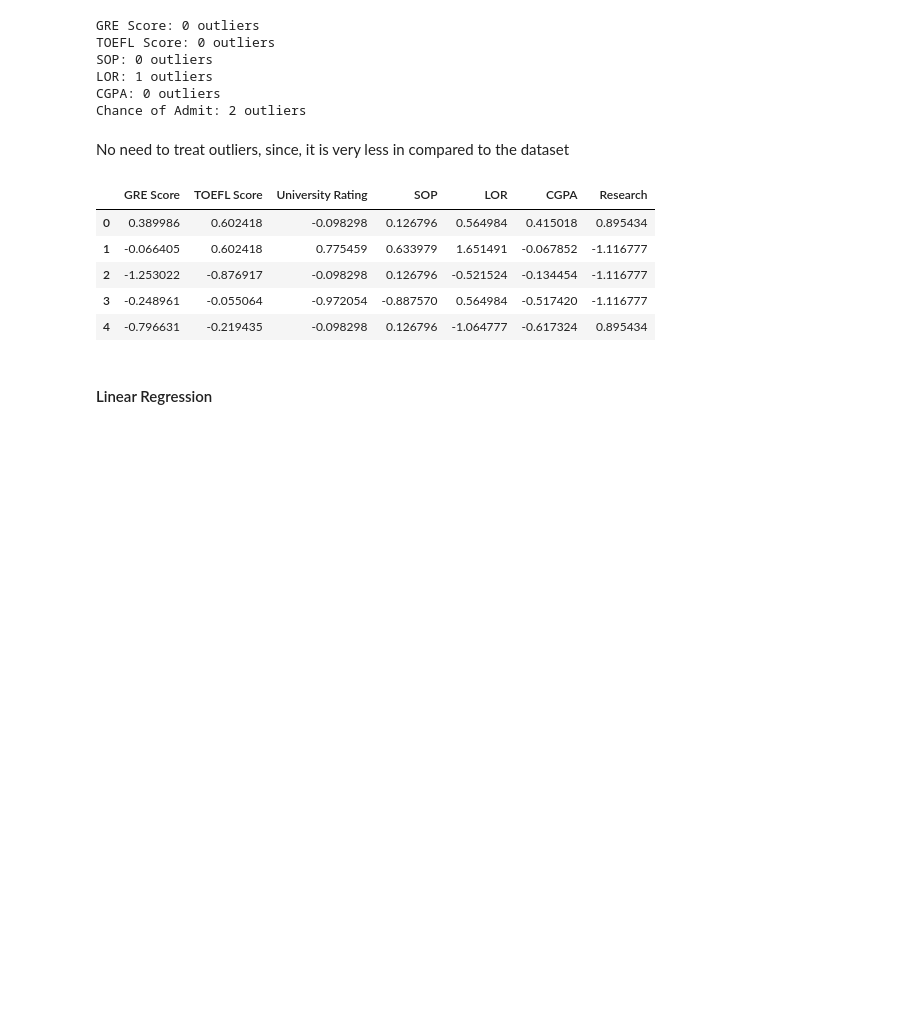
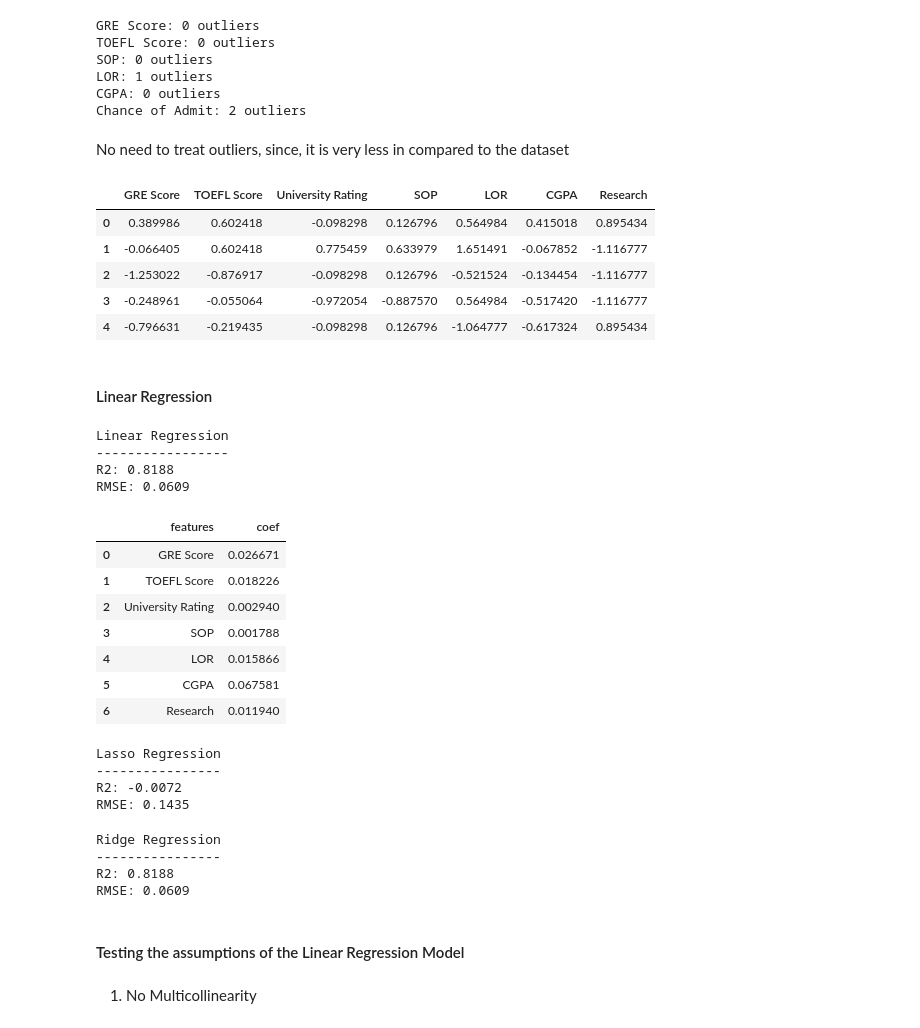
Before and after one commit to prathameshk1995/jamboree-prediction, a Jupyter notebook: notebook.ipynb, the cells around one changed output. Cells and saved outputs as stored; diff of their text form; code cells hidden in the pictures; blank space fills up the shorter version.

```diff
--- a/notebook.ipynb
+++ b/notebook.ipynb
@@ -324,7 +324,8 @@ lr = LinearRegression()
 lr.fit(X_train, y_train)
 
 # Predict
-y_pred_lr = lr.predict(std.transform(x_test))
+y_pred_lr = lr.predict(std.transform(X_test))
+
 # Metrics
 r2_lr = r2_score(y_test, y_pred_lr)
 rmse_lr = np.sqrt(mean_squared_error(y_test, y_pred_lr))
@@ -332,3 +333,61 @@ print("Linear Regression")
 print("-----------------")
 print(f"R2: {r2_lr:.4f}")
 print(f"RMSE: {rmse_lr:.4f}")
+# %% [output]
+Linear Regression
+-----------------
+R2: 0.8188
+RMSE: 0.0609
+# %%
+# displaying model coefficients with column names
+data_lr = list(zip(X_test.columns, lr.coef_))
+data_lr = pd.DataFrame(data_lr, columns = ['features', 'coef'])
+data_lr
+# %% [output]
+|  | features | coef |
+| 0 | GRE Score | 0.026671 |
+| 1 | TOEFL Score | 0.018226 |
+| 2 | University Rating | 0.002940 |
+| 3 | SOP | 0.001788 |
+| 4 | LOR | 0.015866 |
+| 5 | CGPA | 0.067581 |
+| 6 | Research | 0.011940 |
+# %%
+# Lasso Regression
+lasso = Lasso(alpha=0.5)
+lasso.fit(X_train, y_train)
+
+y_pred_lasso = lasso.predict(std.transform(X_test))
+r2_lasso = r2_score(y_test, y_pred_lasso)
+rmse_lasso = np.sqrt(mean_squared_error(y_test, y_pred_lasso))
+print("Lasso Regression")
+print("----------------")
+print(f"R2: {r2_lasso:.4f}")
+print(f"RMSE: {rmse_lasso:.4f}")
+# %% [output]
+Lasso Regression
+----------------
+R2: -0.0072
+RMSE: 0.1435
+# %%
+# Ridge Regression
+ridge = Ridge(alpha=1.0)
+ridge.fit(X_train, y_train)
+
+y_pred_ridge = ridge.predict(std.transform(X_test))
+
+r2_ridge = r2_score(y_test, y_pred_ridge)
+rmse_ridge = np.sqrt(mean_squared_error(y_test, y_pred_ridge))
+print("Ridge Regression")
+print("----------------")
+print(f"R2: {r2_ridge:.4f}")
+print(f"RMSE: {rmse_ridge:.4f}")
+# %% [output]
+Ridge Regression
+----------------
+R2: 0.8188
+RMSE: 0.0609
+# %% [markdown]
+#### Testing the assumptions of the Linear Regression Model
+# %% [markdown]
+1) No Multicollinearity
```
Also changed, not shown: parts of 14 cells of this notebook, 2 other files.
